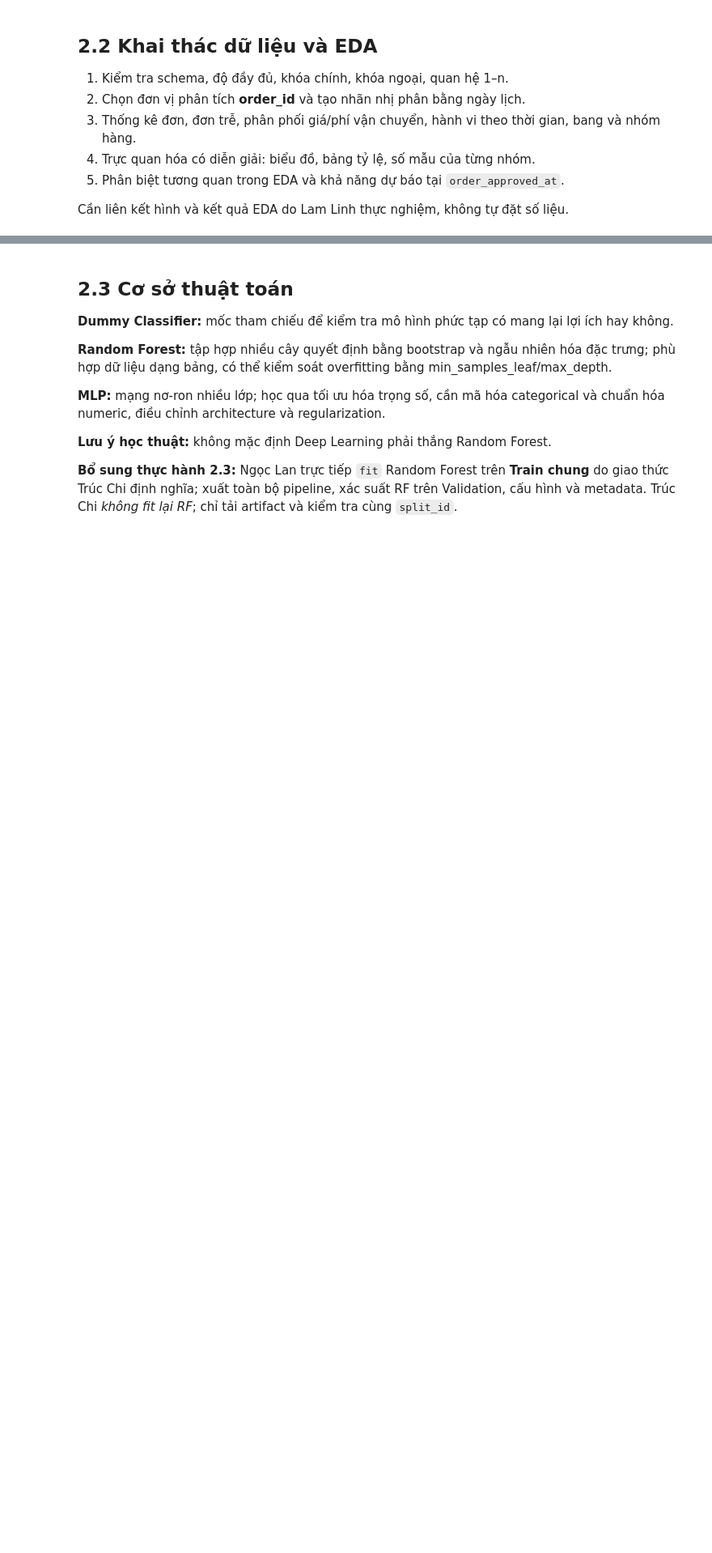
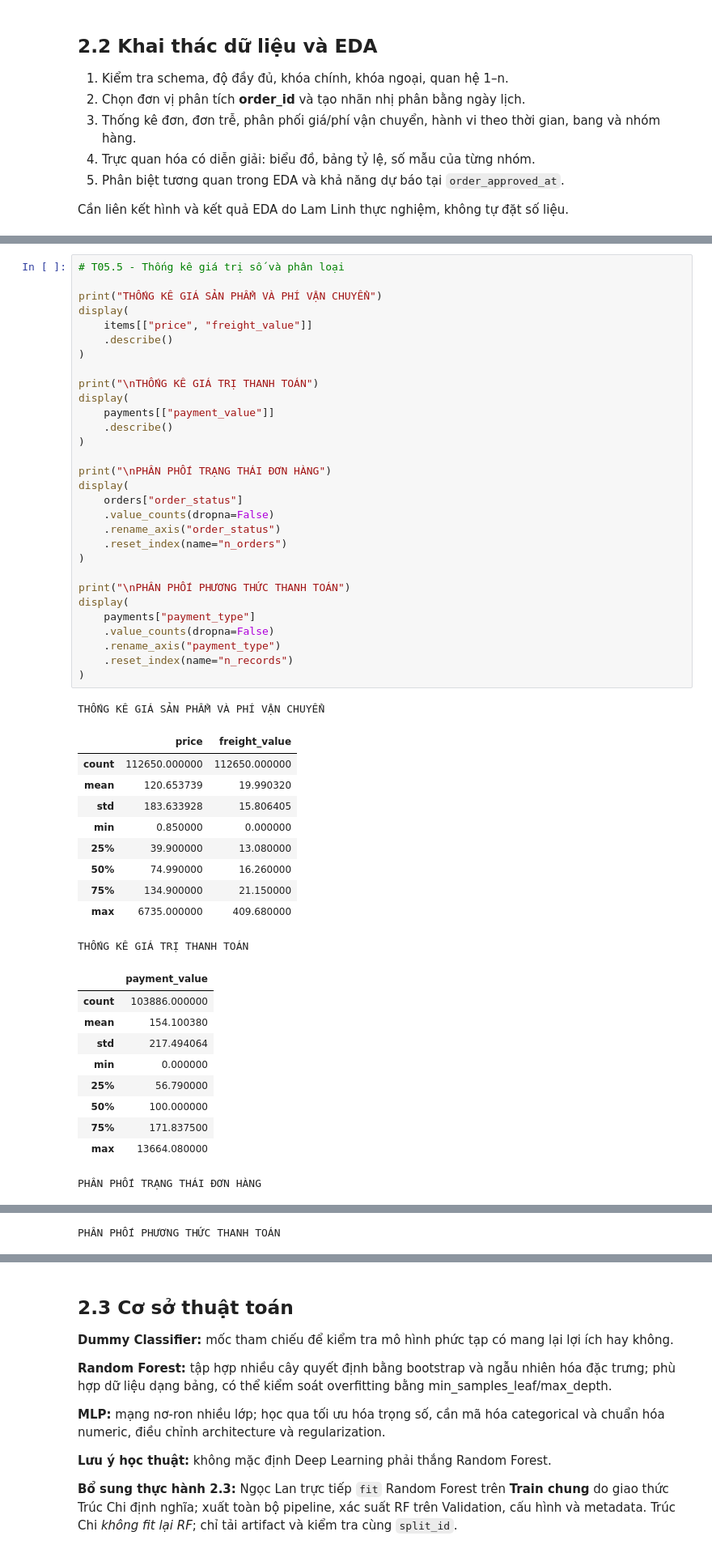
Before and after one commit to tanlen06-debug/Do_An_Khoa_hoc_du_lieu---GR02, a Jupyter notebook: notebooks/02_NGOC_LAN_chuong_2.ipynb, the cells around one changed output, grey strips where cells are left out. Shown at 81% size. Cells and saved outputs as stored; diff of their text form; blank space fills up the shorter version.

```diff
--- a/notebooks/02_NGOC_LAN_chuong_2.ipynb
+++ b/notebooks/02_NGOC_LAN_chuong_2.ipynb
@@ -24,0 +421,52 @@ Cần liên kết hình và kết quả EDA do Lam Linh thực nghiệm, không
+# %%
+# T05.5 - Thống kê giá trị số và phân loại
+
+print("THỐNG KÊ GIÁ SẢN PHẨM VÀ PHÍ VẬN CHUYỂN")
+display(
+    items[["price", "freight_value"]]
+    .describe()
+)
+
+print("\nTHỐNG KÊ GIÁ TRỊ THANH TOÁN")
+display(
+    payments[["payment_value"]]
+    .describe()
+)
+
+print("\nPHÂN PHỐI TRẠNG THÁI ĐƠN HÀNG")
+display(
+    orders["order_status"]
+    .value_counts(dropna=False)
+    .rename_axis("order_status")
+    .reset_index(name="n_orders")
+)
+
+print("\nPHÂN PHỐI PHƯƠNG THỨC THANH TOÁN")
+display(
+    payments["payment_type"]
+    .value_counts(dropna=False)
+    .rename_axis("payment_type")
+    .reset_index(name="n_records")
+)
+# %% [output]
+THỐNG KÊ GIÁ SẢN PHẨM VÀ PHÍ VẬN CHUYỂN
+|  | price | freight_value |
+| count | 112650.000000 | 112650.000000 |
+| mean | 120.653739 | 19.990320 |
+| std | 183.633928 | 15.806405 |
+| min | 0.850000 | 0.000000 |
+| 25% | 39.900000 | 13.080000 |
+| 50% | 74.990000 | 16.260000 |
+| 75% | 134.900000 | 21.150000 |
+| max | 6735.000000 | 409.680000 |
+THỐNG KÊ GIÁ TRỊ THANH TOÁN
+|  | payment_value |
+| count | 103886.000000 |
+| mean | 154.100380 |
+| std | 217.494064 |
+| min | 0.000000 |
+| 25% | 56.790000 |
+| 50% | 100.000000 |
+| 75% | 171.837500 |
+| max | 13664.080000 |
+PHÂN PHỐI TRẠNG THÁI ĐƠN HÀNG
@@ -24,0 +482 @@ Cần liên kết hình và kết quả EDA do Lam Linh thực nghiệm, không
+PHÂN PHỐI PHƯƠNG THỨC THANH TOÁN
```
Also changed, not shown: parts of 28 cells of this notebook, 4 other files.
